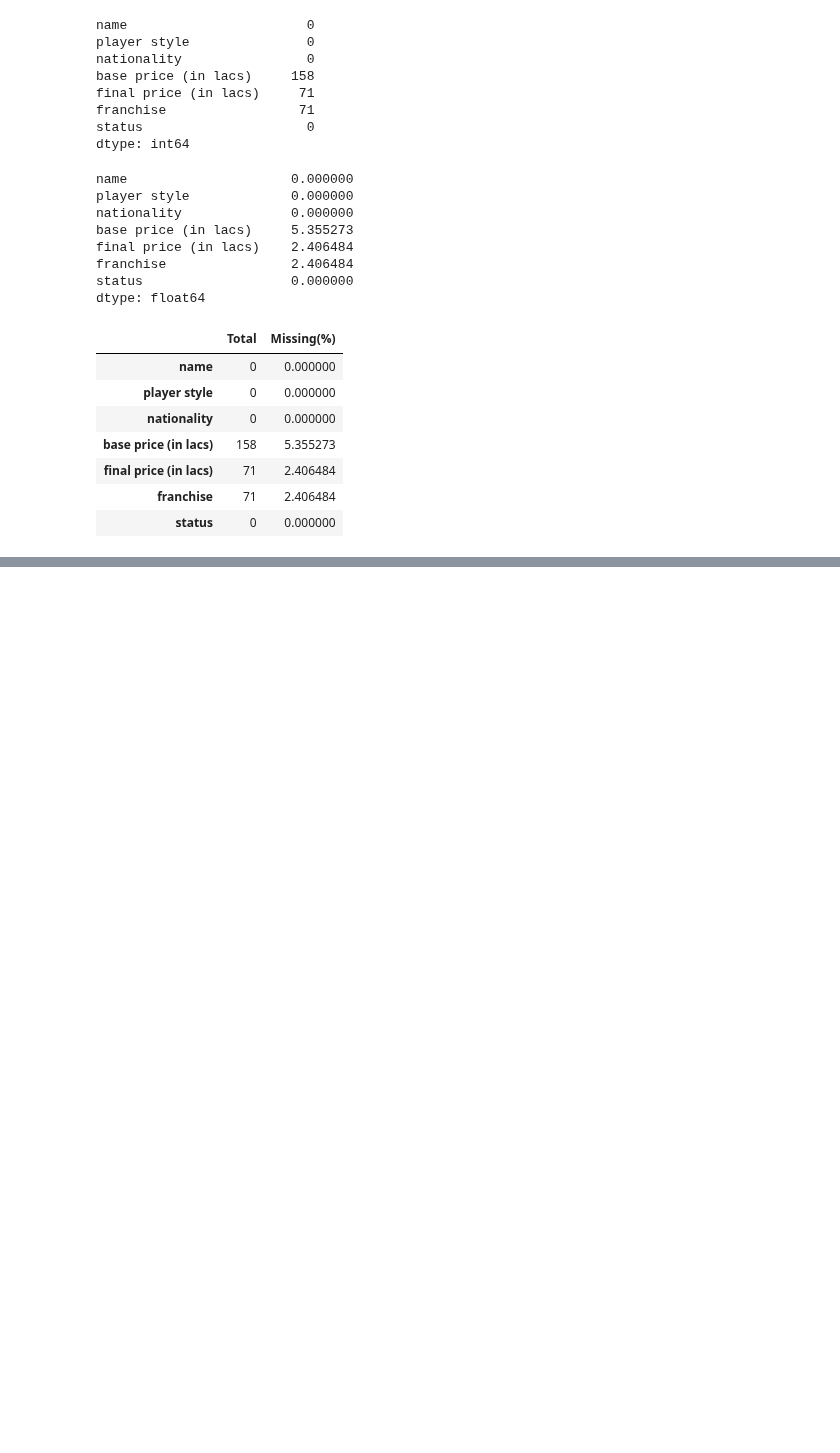
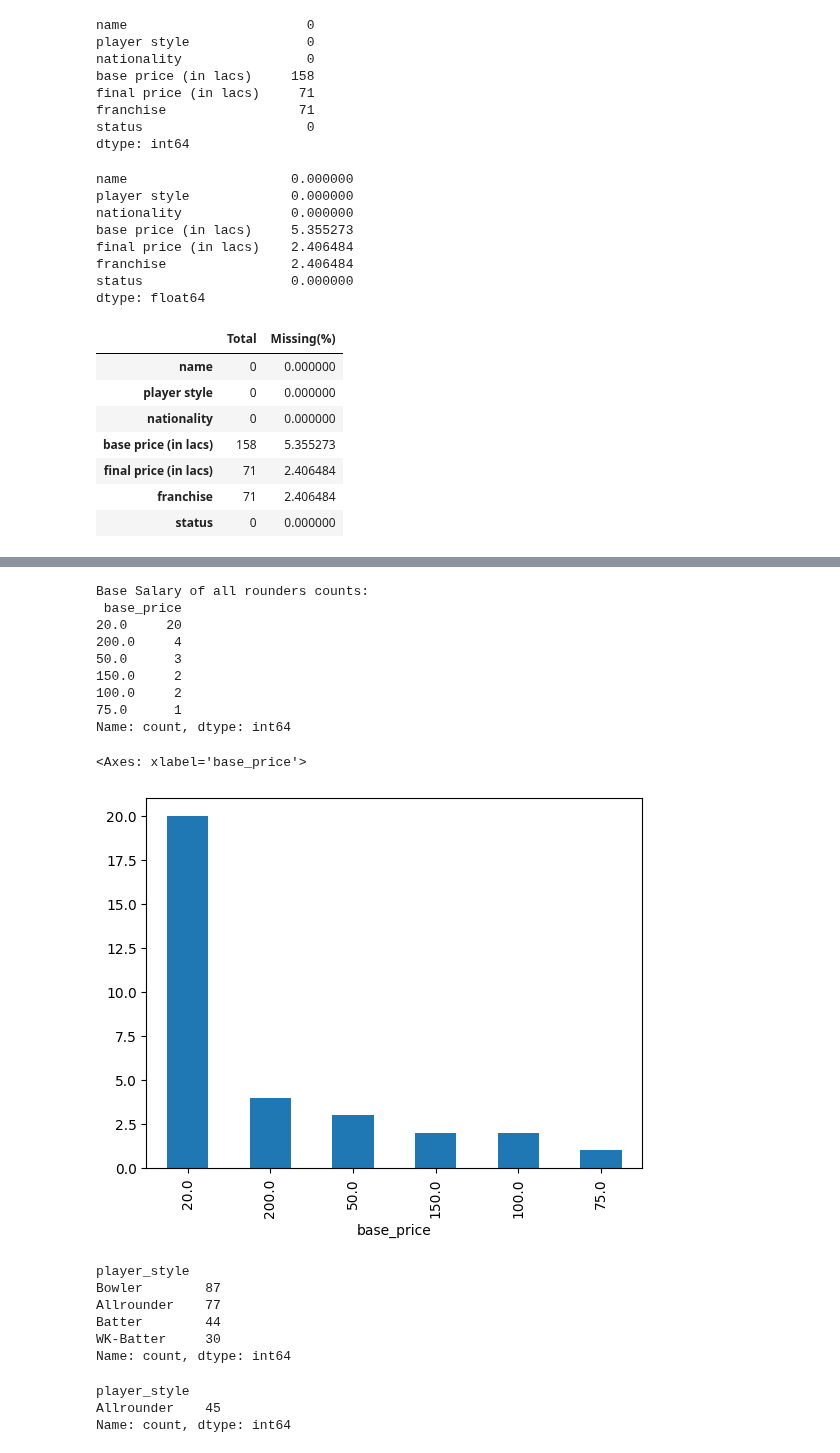
Before and after one commit to SanjilaGangaju/ExploratoryDataAnalysis_usingPython, a Jupyter notebook: IPL_Auction.ipynb, the cells around one changed output, grey strips where cells are left out. Drawn from its saved outputs; the diff is of its cells as text; code cells hidden in the pictures; blank space fills up the shorter version.

```diff
--- a/IPL_Auction.ipynb
+++ b/IPL_Auction.ipynb
@@ -106,0 +204,31 @@ m
+# %%
+
+print('Base Salary of all rounders counts:\n',df['base_price'][df['player_style']=='Allrounder'].value_counts())
+df['base_price'][df['player_style']=="Allrounder"].value_counts().plot(kind="bar")
+# %% [output]
+Base Salary of all rounders counts:
+ base_price
+20.0     20
+200.0     4
+50.0      3
+150.0     2
+100.0     2
+75.0      1
+Name: count, dtype: int64
+<Axes: xlabel='base_price'>
+[figure, added]
+# %%
+df.player_style.value_counts()
+# %% [output]
+player_style
+Bowler        87
+Allrounder    77
+Batter        44
+WK-Batter     30
+Name: count, dtype: int64
+# %%
+df['player_style'][(df['player_style']=="Allrounder" ) &(df['base_price'].isnull())].value_counts()
+# %% [output]
+player_style
+Allrounder    45
+Name: count, dtype: int64
```
Also changed, not shown: parts of 11 cells of this notebook.
